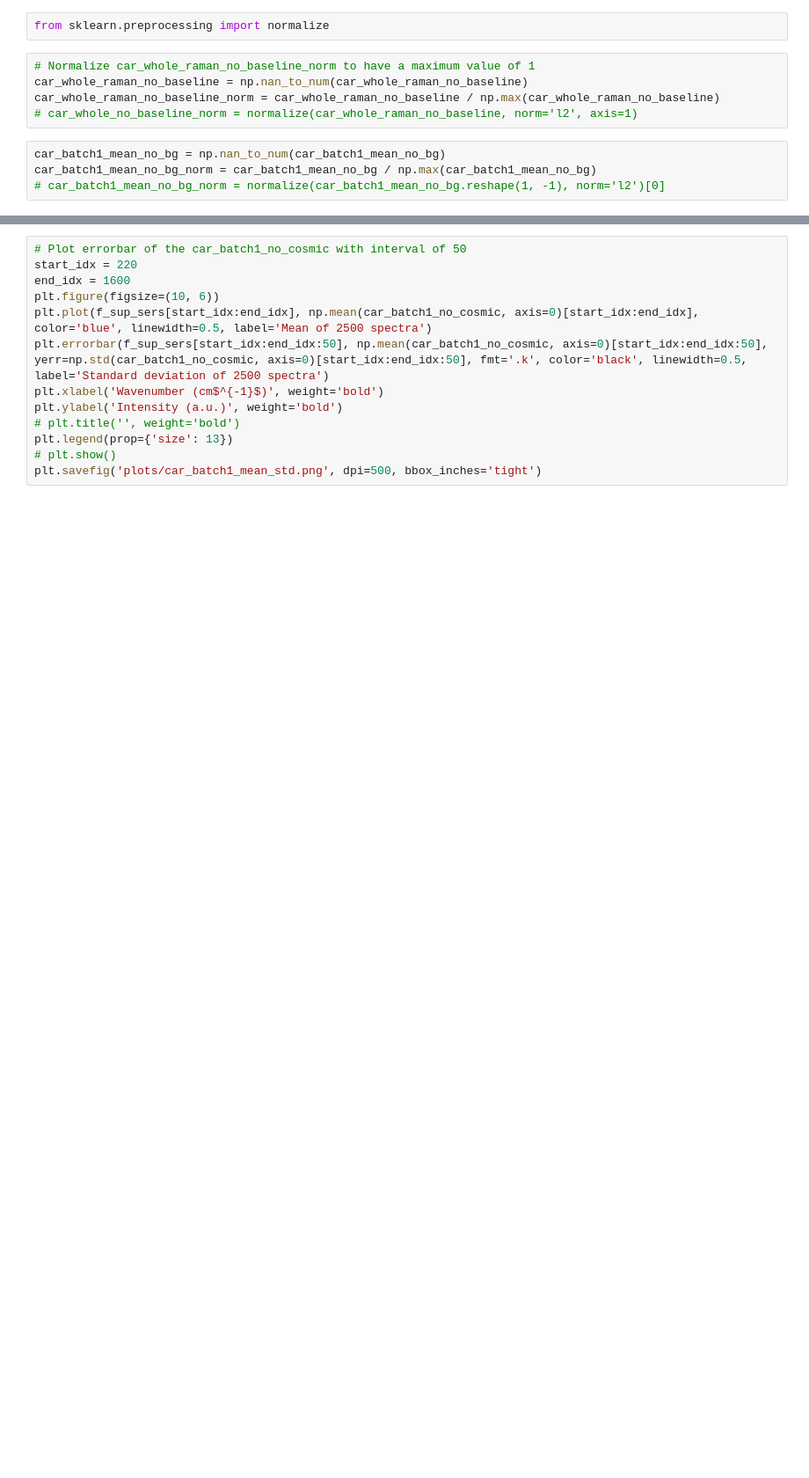
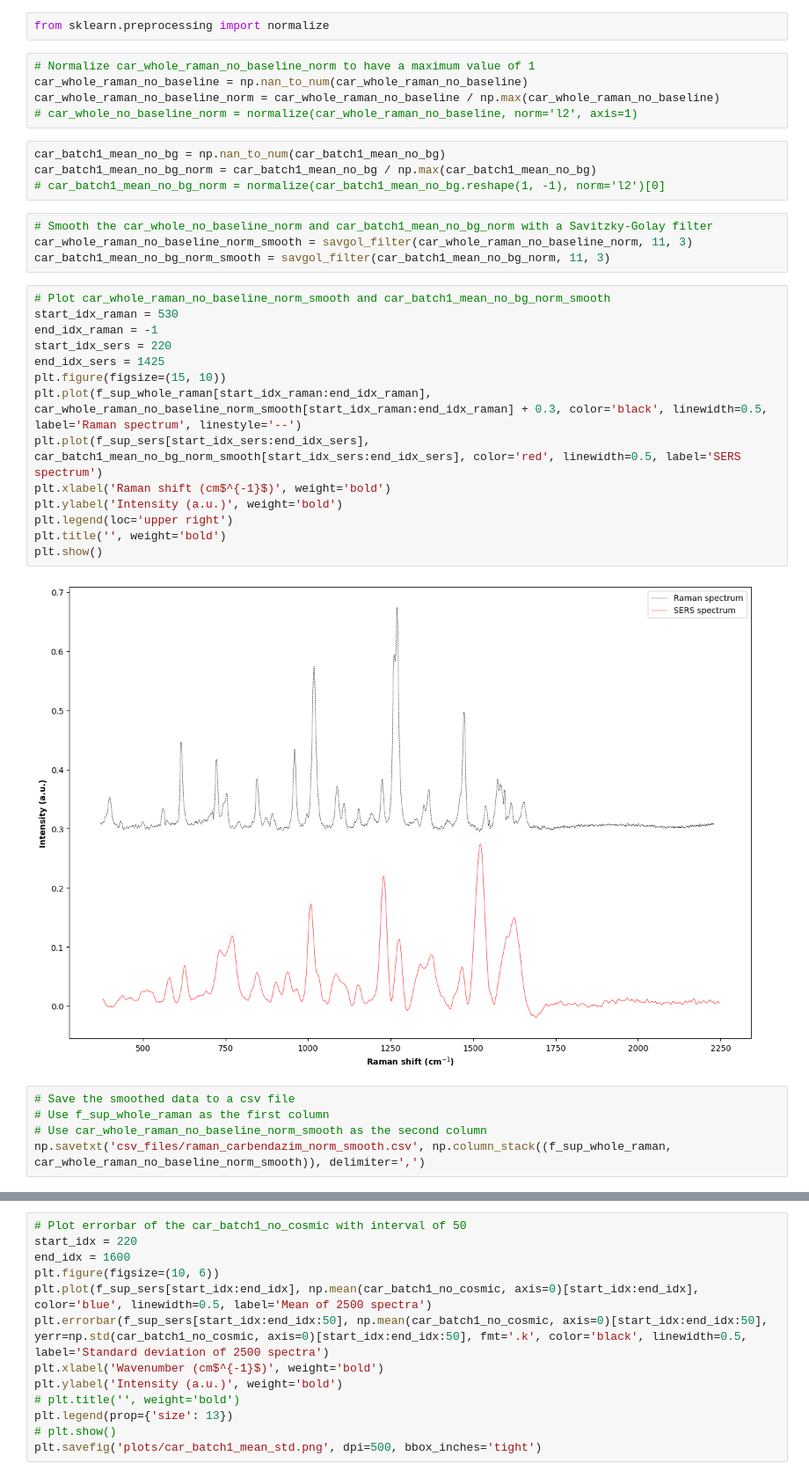
Before and after one commit to anva-kn/Raman, a Jupyter notebook: Raman&SERS.ipynb, the cells around one changed output, grey strips where cells are left out. Shown at 88% size. Saved outputs shown, nothing was run; the diff lists cells and outputs as text; blank space fills up the shorter version.

```diff
--- a/Raman&SERS.ipynb
+++ b/Raman&SERS.ipynb
@@ -314,3 +380,28 @@ car_whole_raman_no_baseline_norm = car_whole_raman_no_baseline / np.max(car_whol
 car_batch1_mean_no_bg = np.nan_to_num(car_batch1_mean_no_bg)
 car_batch1_mean_no_bg_norm = car_batch1_mean_no_bg / np.max(car_batch1_mean_no_bg)
 # car_batch1_mean_no_bg_norm = normalize(car_batch1_mean_no_bg.reshape(1, -1), norm='l2')[0]
+# %%
+# Smooth the car_whole_no_baseline_norm and car_batch1_mean_no_bg_norm with a Savitzky-Golay filter
+car_whole_raman_no_baseline_norm_smooth = savgol_filter(car_whole_raman_no_baseline_norm, 11, 3)
+car_batch1_mean_no_bg_norm_smooth = savgol_filter(car_batch1_mean_no_bg_norm, 11, 3)
+# %%
+# Plot car_whole_raman_no_baseline_norm_smooth and car_batch1_mean_no_bg_norm_smooth
+start_idx_raman = 530
+end_idx_raman = -1
+start_idx_sers = 220
+end_idx_sers = 1425
+plt.figure(figsize=(15, 10))
+plt.plot(f_sup_whole_raman[start_idx_raman:end_idx_raman], car_whole_raman_no_baseline_norm_smooth[start_idx_raman:end_idx_raman] + 0.3, color='black', linewidth=0.5, label='Raman spectrum', linestyle='--')
+plt.plot(f_sup_sers[start_idx_sers:end_idx_sers], car_batch1_mean_no_bg_norm_smooth[start_idx_sers:end_idx_sers], color='red', linewidth=0.5, label='SERS spectrum')
+plt.xlabel('Raman shift (cm$^{-1}$)', weight='bold')
+plt.ylabel('Intensity (a.u.)', weight='bold')
+plt.legend(loc='upper right')
+plt.title('', weight='bold')
+plt.show()
+# %% [output]
+[figure, added]
+# %%
+# Save the smoothed data to a csv file
+# Use f_sup_whole_raman as the first column
+# Use car_whole_raman_no_baseline_norm_smooth as the second column
+np.savetxt('csv_files/raman_carbendazim_norm_smooth.csv', np.column_stack((f_sup_whole_raman, car_whole_raman_no_baseline_norm_smooth)), delimiter=',')
```
Also changed, not shown: parts of 18 cells of this notebook, 1 other file.
